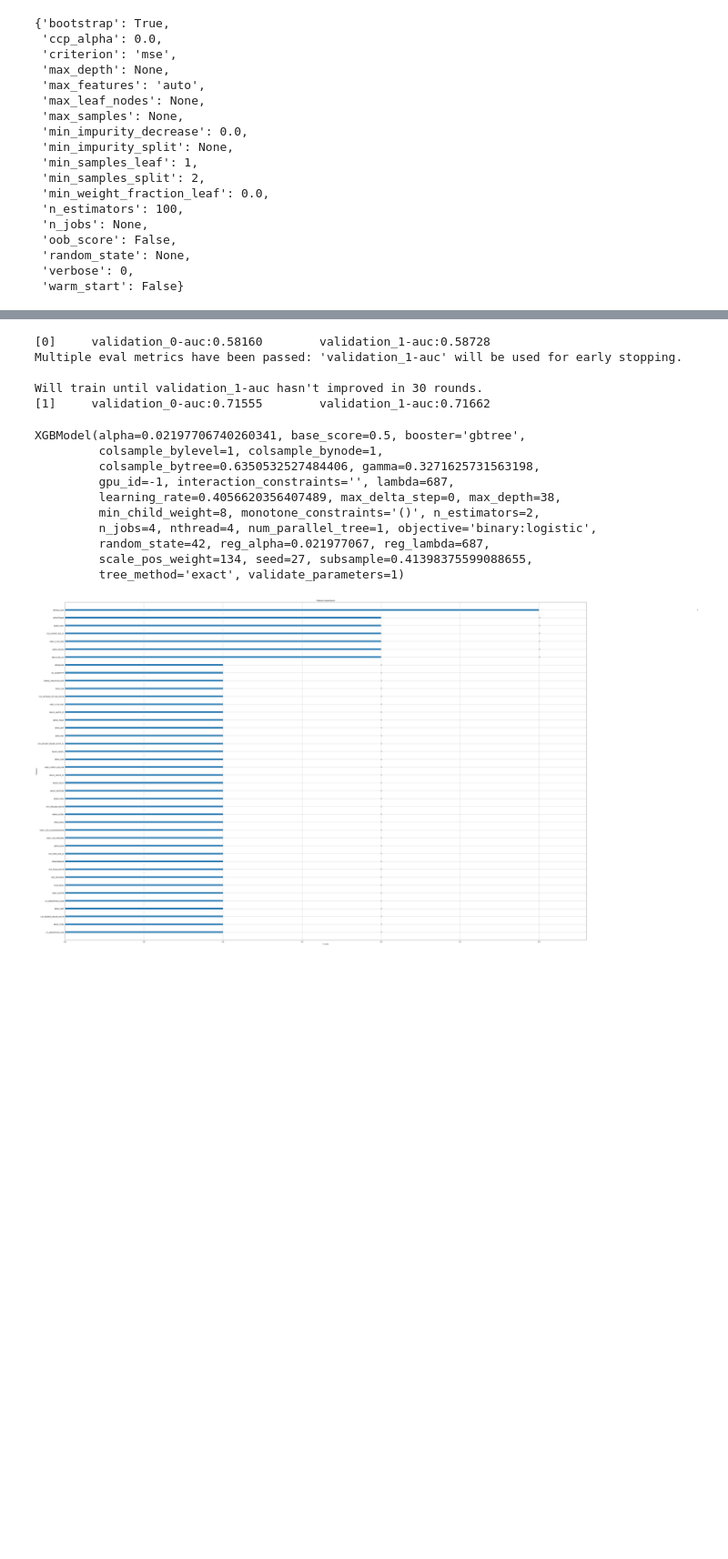
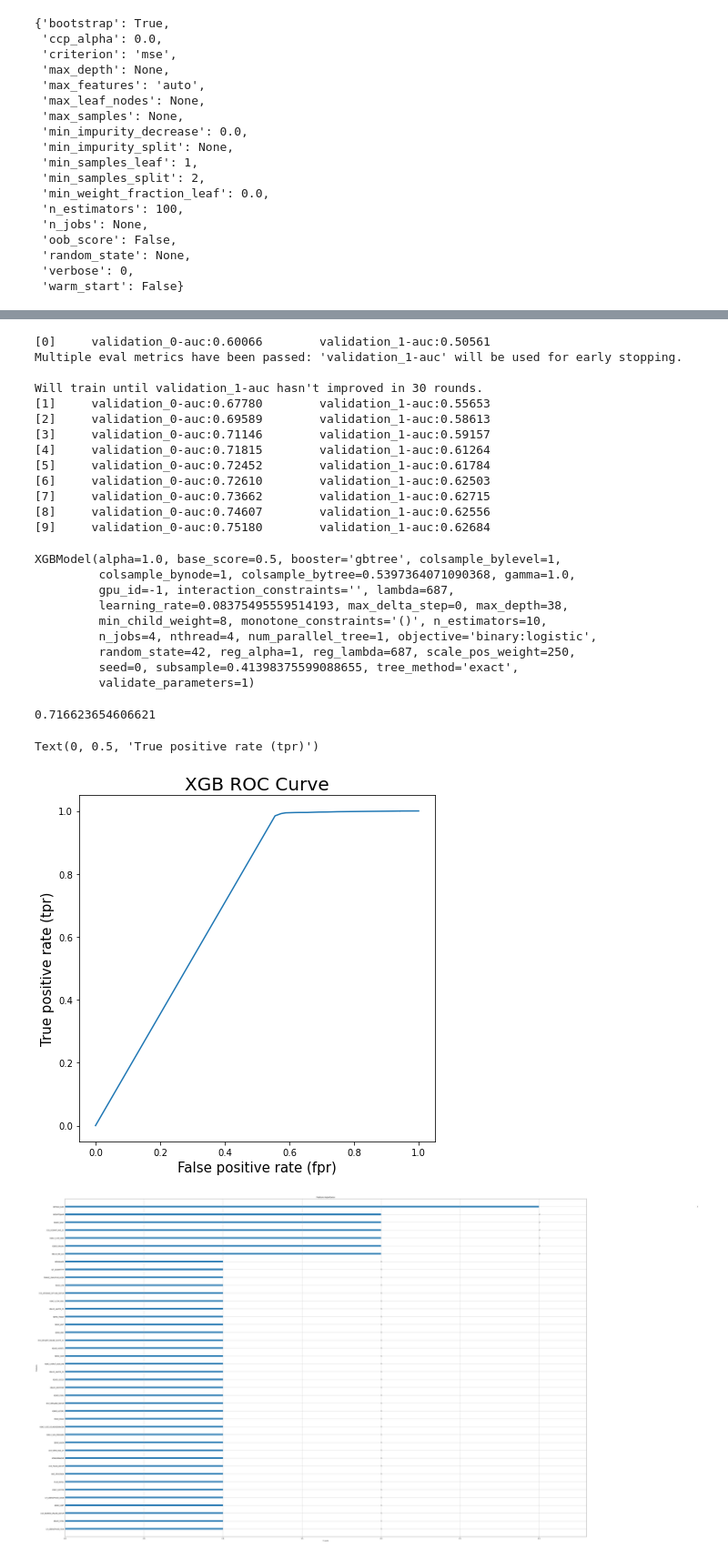
Before and after one commit to Dave643/Arvato_Customer_Segmentation, a Jupyter notebook: Supervised Learning Model.ipynb, the cells around one changed output, grey strips where cells are left out. Shown at 91% size. Saved outputs shown, nothing was run; the diff lists cells and outputs as text; code cells hidden in the pictures; blank space fills up the shorter version.

```diff
--- a/Supervised Learning Model.ipynb
+++ b/Supervised Learning Model.ipynb
@@ -591,18 +627,18 @@ OrderedDict([('colsample_bytree', 0.6350532527484406),
 # %%
 param_dist = {
-    'learning_rate':0.4056620356407489,
-    'n_estimators':2,
+    'learning_rate':0.08375495559514193,
+    'n_estimators':10,
     'max_depth':38,
     'min_child_weight':8,
-    'gamma':0.3271625731563198,
+    'gamma':1.0,
     'subsample':0.41398375599088655,
-    'colsample_bytree':0.6350532527484406,
+    'colsample_bytree':0.5397364071090368,
     'objective':'binary:logistic',
     'nthread':4,
-    'scale_pos_weight':134,
-    'seed':27,
+    'scale_pos_weight':250,
+    'seed':0,
     'random_state':42,
-    'alpha':0.02197706740260341,
+    'alpha':1.0,
     'lambda':687
 }
 
@@ -614,21 +650,47 @@ xgb2.fit(X_train, y_train,
         verbose=True,
         early_stopping_rounds=30)
 # %% [output]
-[0]     validation_0-auc:0.58160        validation_1-auc:0.58728
+[0]     validation_0-auc:0.60066        validation_1-auc:0.50561
 Multiple eval metrics have been passed: 'validation_1-auc' will be used for early stopping.
 
 Will train until validation_1-auc hasn't improved in 30 rounds.
-[1]     validation_0-auc:0.71555        validation_1-auc:0.71662
+[1]     validation_0-auc:0.67780        validation_1-auc:0.55653
+[2]     validation_0-auc:0.69589        validation_1-auc:0.58613
+[3]     validation_0-auc:0.71146        validation_1-auc:0.59157
+[4]     validation_0-auc:0.71815        validation_1-auc:0.61264
+[5]     validation_0-auc:0.72452        validation_1-auc:0.61784
+[6]     validation_0-auc:0.72610        validation_1-auc:0.62503
+[7]     validation_0-auc:0.73662        validation_1-auc:0.62715
+[8]     validation_0-auc:0.74607        validation_1-auc:0.62556
+[9]     validation_0-auc:0.75180        validation_1-auc:0.62684
-XGBModel(alpha=0.02197706740260341, base_score=0.5, booster='gbtree',
-         colsample_bylevel=1, colsample_bynode=1,
-         colsample_bytree=0.6350532527484406, gamma=0.3271625731563198,
+XGBModel(alpha=1.0, base_score=0.5, booster='gbtree', colsample_bylevel=1,
+         colsample_bynode=1, colsample_bytree=0.5397364071090368, gamma=1.0,
          gpu_id=-1, interaction_constraints='', lambda=687,
-         learning_rate=0.4056620356407489, max_delta_step=0, max_depth=38,
-         min_child_weight=8, monotone_constraints='()', n_estimators=2,
+         learning_rate=0.08375495559514193, max_delta_step=0, max_depth=38,
+         min_child_weight=8, monotone_constraints='()', n_estimators=10,
          n_jobs=4, nthread=4, num_parallel_tree=1, objective='binary:logistic',
-         random_state=42, reg_alpha=0.021977067, reg_lambda=687,
-         scale_pos_weight=134, seed=27, subsample=0.41398375599088655,
-         tree_method='exact', validate_parameters=1)
+         random_state=42, reg_alpha=1, reg_lambda=687, scale_pos_weight=250,
+         seed=0, subsample=0.41398375599088655, tree_method='exact',
+         validate_parameters=1)
+# %%
+y_pred_xgb = xgb2.predict(X_test)
+# %%
+# Lets see how well the model did.
+fpr_xgb, tpr_xgb, threshold_xgb = roc_curve(y_test, y_pred_xgb)
+xgb_auc = auc(fpr_xgb, tpr_xgb)
+xgb_auc
+# %% [output]
+0.716623654606621
+# %%
+# plotting the area undre the curve.
+plt.figure(figsize=(7,7))
+plt.plot(fpr_xgb, tpr_xgb)
+plt.title('XGB ROC Curve', fontsize=20)
+plt.xlabel('False positive rate (fpr)', fontsize=15)
+plt.ylabel('True positive rate (tpr)', fontsize=15)
+# %% [output]
+Text(0, 0.5, 'True positive rate (tpr)')
+[figure, added]
 # %%
 xgb.plot_importance(xgb2)
 plt.rcParams['figure.figsize']=[60,40]
```
Also changed, not shown: parts of 17 cells of this notebook.
